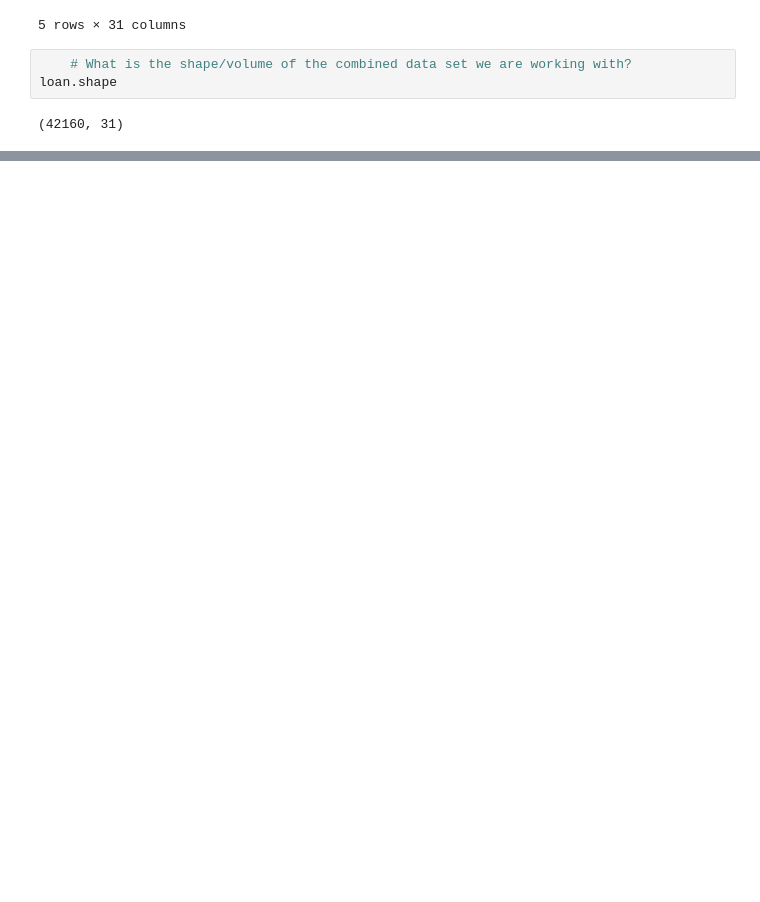
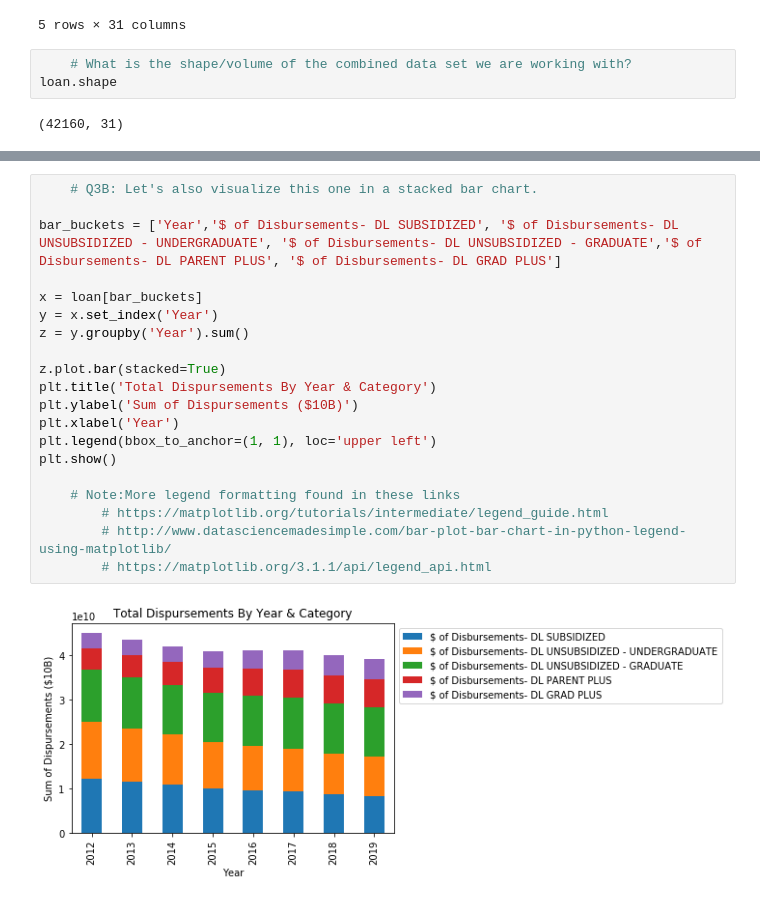
Before and after one commit to misspiggy44/DS-Project-3, a Jupyter notebook: ShobhaProject3DS.ipynb, the cells around one changed output, grey strips where cells are left out. Saved outputs shown, nothing was run; the diff lists cells and outputs as text; blank space fills up the shorter version.

```diff
--- a/ShobhaProject3DS.ipynb
+++ b/ShobhaProject3DS.ipynb
@@ -298,0 +361,22 @@ loan.groupby(['Year'])[['School', '$ of Disbursements- DL SUBSIDIZED', '$ of Dis
+# %%
+    # Q3B: Let's also visualize this one in a stacked bar chart.
+
+bar_buckets = ['Year','$ of Disbursements- DL SUBSIDIZED', '$ of Disbursements- DL UNSUBSIDIZED - UNDERGRADUATE', '$ of Disbursements- DL UNSUBSIDIZED - GRADUATE','$ of Disbursements- DL PARENT PLUS', '$ of Disbursements- DL GRAD PLUS']
+
+x = loan[bar_buckets]
+y = x.set_index('Year')
+z = y.groupby('Year').sum()
+
+z.plot.bar(stacked=True)
+plt.title('Total Dispursements By Year & Category')
+plt.ylabel('Sum of Dispursements ($10B)')
+plt.xlabel('Year')
+plt.legend(bbox_to_anchor=(1, 1), loc='upper left')
+plt.show()
+
+    # Note:More legend formatting found in these links
+        # https://matplotlib.org/tutorials/intermediate/legend_guide.html
+        # http://www.datasciencemadesimple.com/bar-plot-bar-chart-in-python-legend-using-matplotlib/
+        # https://matplotlib.org/3.1.1/api/legend_api.html
+# %% [output]
+[figure, added]
```
Also changed, not shown: parts of 38 cells of this notebook.
